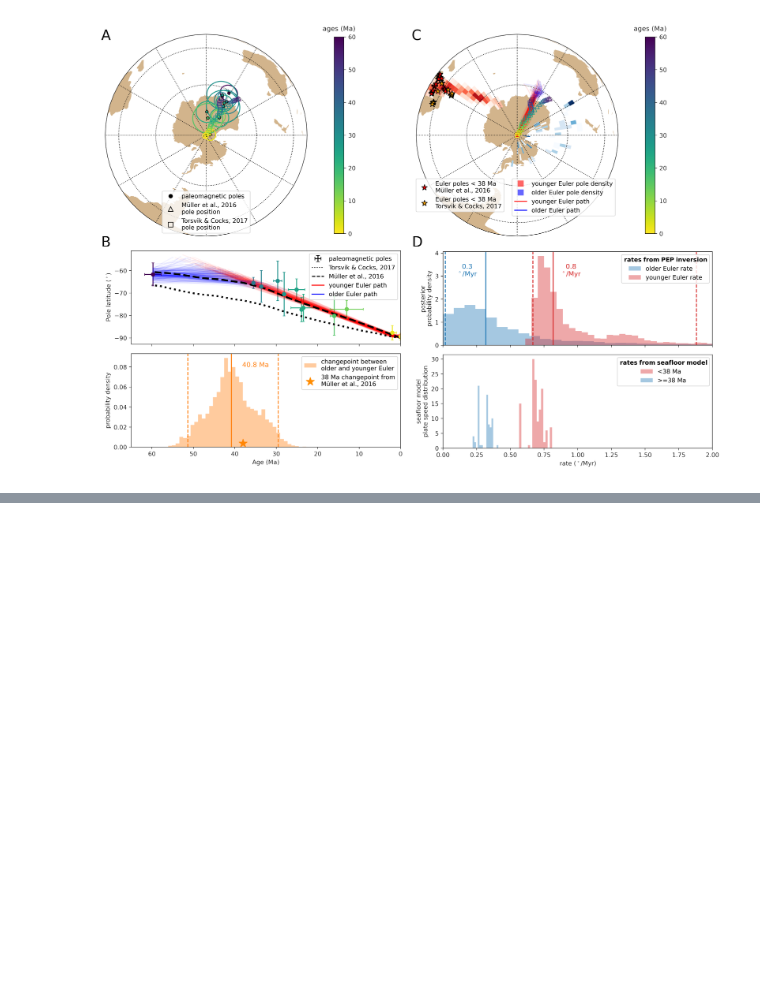
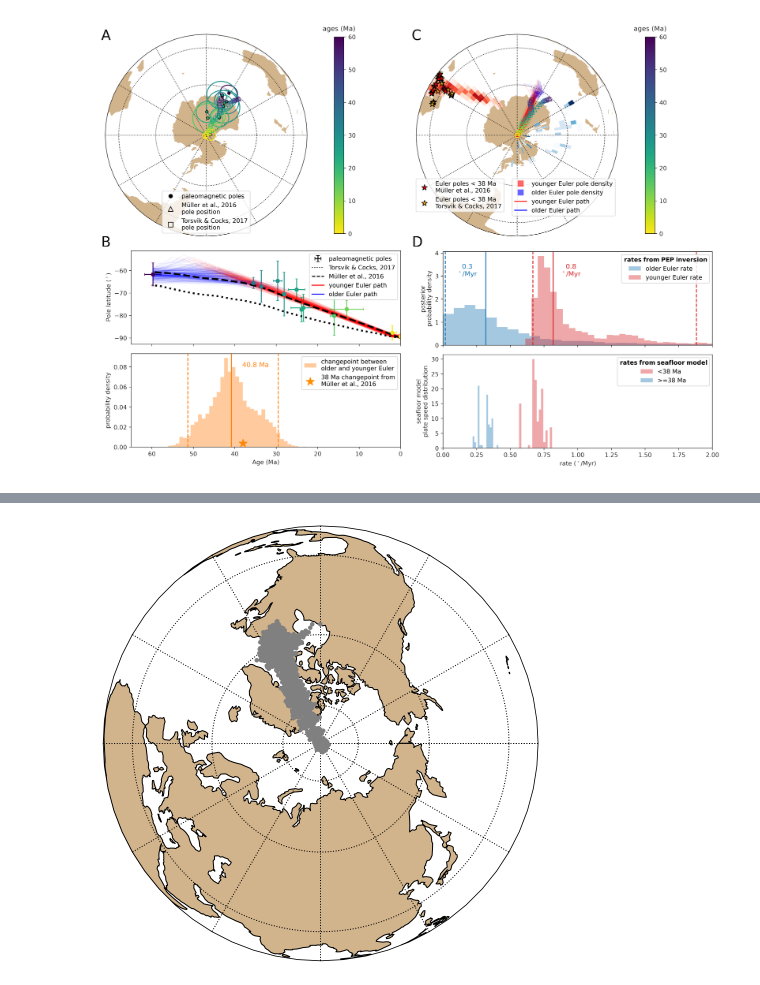
Before and after one commit to Swanson-Hysell-Group/Bayesian_PEP_inversion, a Jupyter notebook: PEP_Australia.ipynb, the cells around one changed output, grey strips where cells are left out. Saved outputs shown, nothing was run; the diff lists cells and outputs as text; code cells hidden in the pictures; blank space fills up the shorter version.

```diff
--- a/PEP_Australia.ipynb
+++ b/PEP_Australia.ipynb
@@ -619,0 +634,6 @@ plt.show()
+# %%
+m = ipmag.make_orthographic_map(90,90)
+for i in two_euler_arbitrary_pole_positions:
+    ipmag.plot_vgp(m, i.T[0], i.T[1], color='gray', edge='none')
+# %% [output]
+[figure, added]
```
Also changed, not shown: parts of 8 cells of this notebook, 1 other file.
